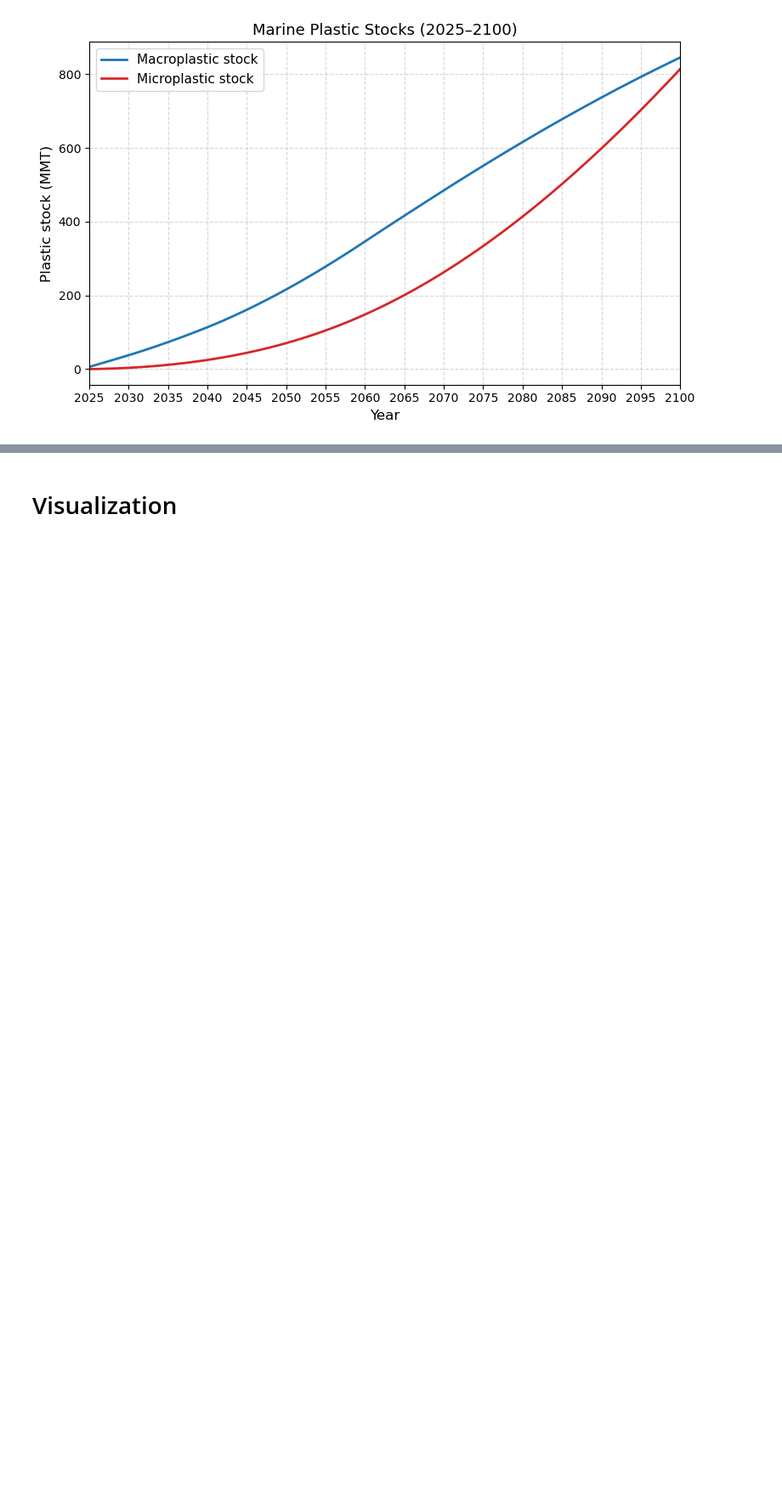
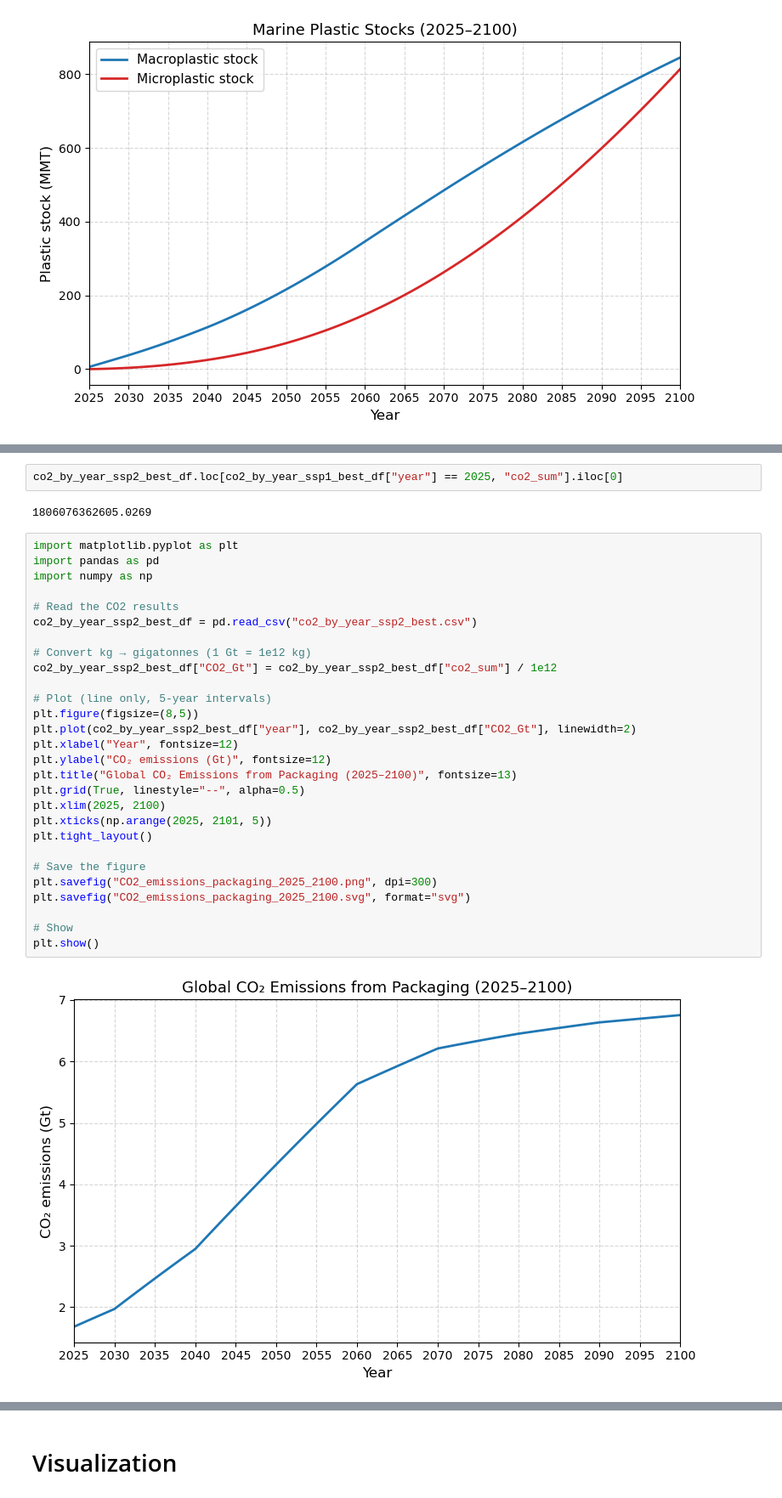
Before and after one commit to FarshidNazemi/packaging-roadmap, a Jupyter notebook: dynamic analysis and roadmap.ipynb, the cells around one changed output, grey strips where cells are left out. Shown at 85% size. Cells and saved outputs as stored; diff of their text form; blank space fills up the shorter version.

```diff
--- a/dynamic analysis and roadmap.ipynb
+++ b/dynamic analysis and roadmap.ipynb
@@ -2269,0 +2840,34 @@ plt.show()
+# %%
+co2_by_year_ssp2_best_df.loc[co2_by_year_ssp1_best_df["year"] == 2025, "co2_sum"].iloc[0]
+# %% [output]
+1806076362605.0269
+# %%
+import matplotlib.pyplot as plt
+import pandas as pd
+import numpy as np
+
+# Read the CO2 results
+co2_by_year_ssp2_best_df = pd.read_csv("co2_by_year_ssp2_best.csv")
+
+# Convert kg → gigatonnes (1 Gt = 1e12 kg)
+co2_by_year_ssp2_best_df["CO2_Gt"] = co2_by_year_ssp2_best_df["co2_sum"] / 1e12
+
+# Plot (line only, 5-year intervals)
+plt.figure(figsize=(8,5))
+plt.plot(co2_by_year_ssp2_best_df["year"], co2_by_year_ssp2_best_df["CO2_Gt"], linewidth=2)
+plt.xlabel("Year", fontsize=12)
+plt.ylabel("CO₂ emissions (Gt)", fontsize=12)
+plt.title("Global CO₂ Emissions from Packaging (2025–2100)", fontsize=13)
+plt.grid(True, linestyle="--", alpha=0.5)
+plt.xlim(2025, 2100)
+plt.xticks(np.arange(2025, 2101, 5))
+plt.tight_layout()
+
+# Save the figure
+plt.savefig("CO2_emissions_packaging_2025_2100.png", dpi=300)
+plt.savefig("CO2_emissions_packaging_2025_2100.svg", format="svg")
+
+# Show
+plt.show()
+# %% [output]
+[figure, added]
```
Also changed, not shown: parts of 71 cells of this notebook, 12 other files.
